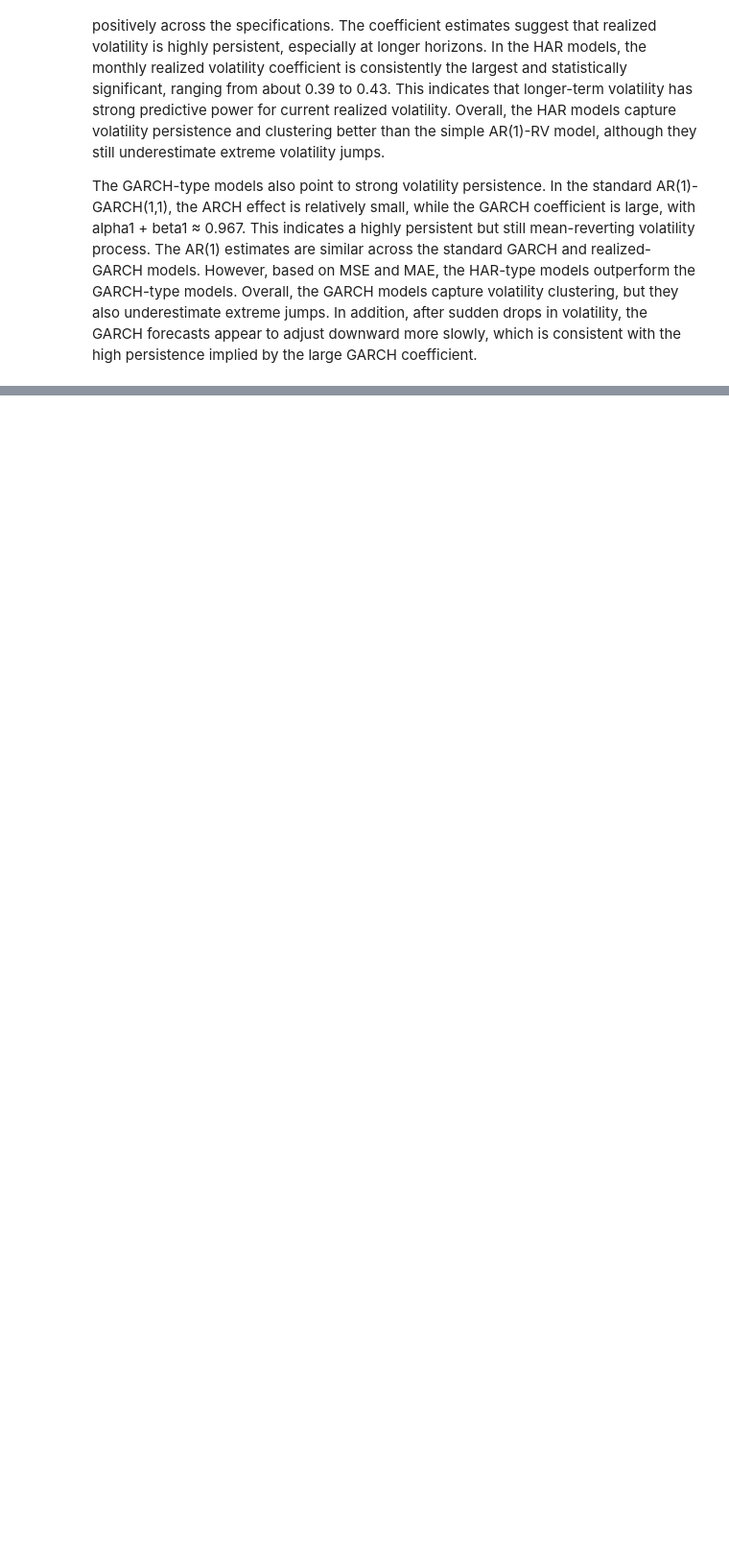
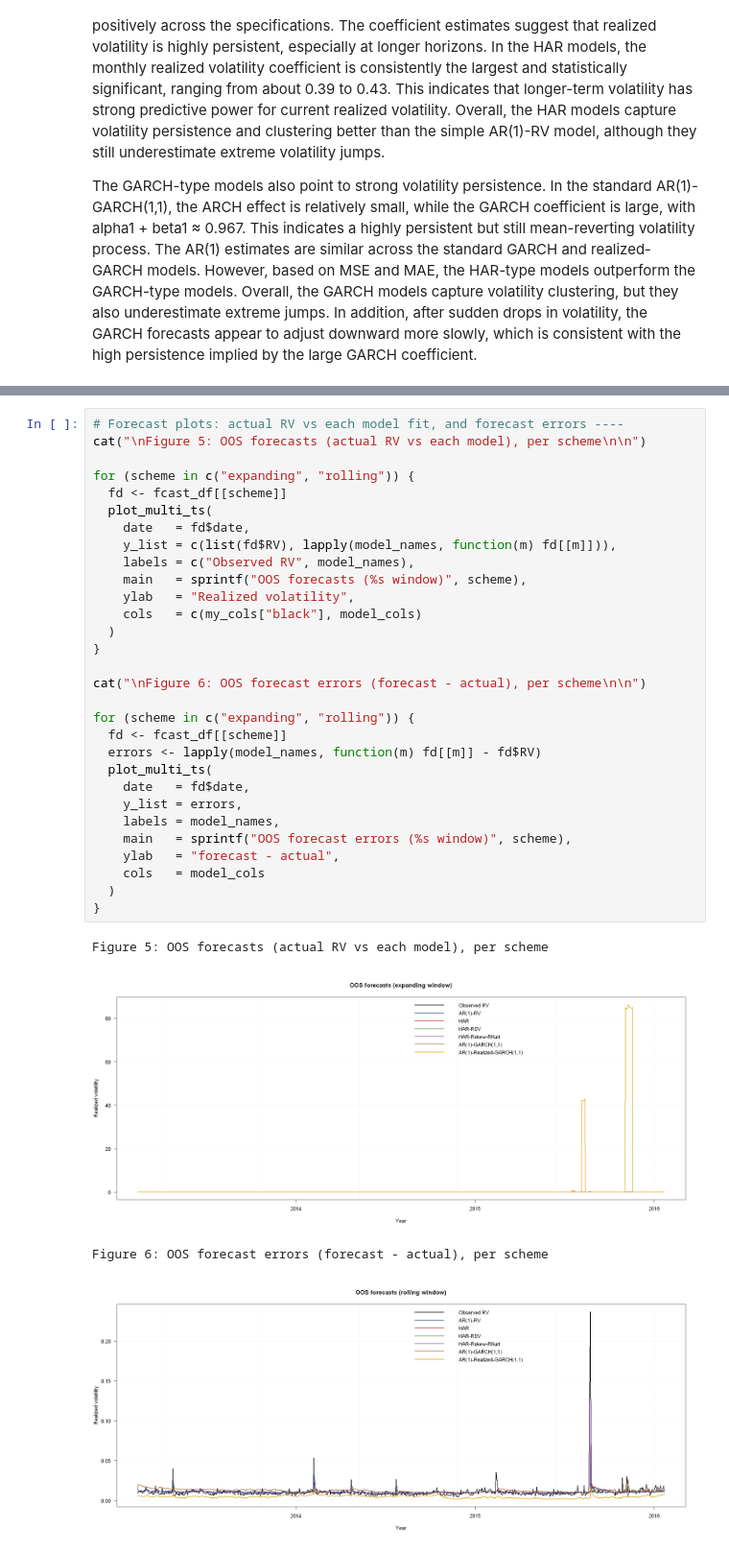
Before and after one commit to marketaondrejova/Finecox-final-project, a Jupyter notebook: Project.ipynb, the cells around one changed output, grey strips where cells are left out. Shown at 96% size. Drawn from its saved outputs; the diff is of its cells as text; blank space fills up the shorter version.

```diff
--- a/Project.ipynb
+++ b/Project.ipynb
@@ -860,0 +1127,35 @@ The GARCH-type models also point to strong volatility persistence. In the standa
+# %%
+# Forecast plots: actual RV vs each model fit, and forecast errors ----
+cat("\nFigure 5: OOS forecasts (actual RV vs each model), per scheme\n\n")
+
+for (scheme in c("expanding", "rolling")) {
+  fd <- fcast_df[[scheme]]
+  plot_multi_ts(
+    date   = fd$date,
+    y_list = c(list(fd$RV), lapply(model_names, function(m) fd[[m]])),
+    labels = c("Observed RV", model_names),
+    main   = sprintf("OOS forecasts (%s window)", scheme),
+    ylab   = "Realized volatility",
+    cols   = c(my_cols["black"], model_cols)
+  )
+}
+
+cat("\nFigure 6: OOS forecast errors (forecast - actual), per scheme\n\n")
+
+for (scheme in c("expanding", "rolling")) {
+  fd <- fcast_df[[scheme]]
+  errors <- lapply(model_names, function(m) fd[[m]] - fd$RV)
+  plot_multi_ts(
+    date   = fd$date,
+    y_list = errors,
+    labels = model_names,
+    main   = sprintf("OOS forecast errors (%s window)", scheme),
+    ylab   = "forecast - actual",
+    cols   = model_cols
+  )
+}
+# %% [output]
+Figure 5: OOS forecasts (actual RV vs each model), per scheme
+[figure, added]
+Figure 6: OOS forecast errors (forecast - actual), per scheme
+[figure, added]
```
Also changed, not shown: parts of 19 cells of this notebook, 1 other file.
